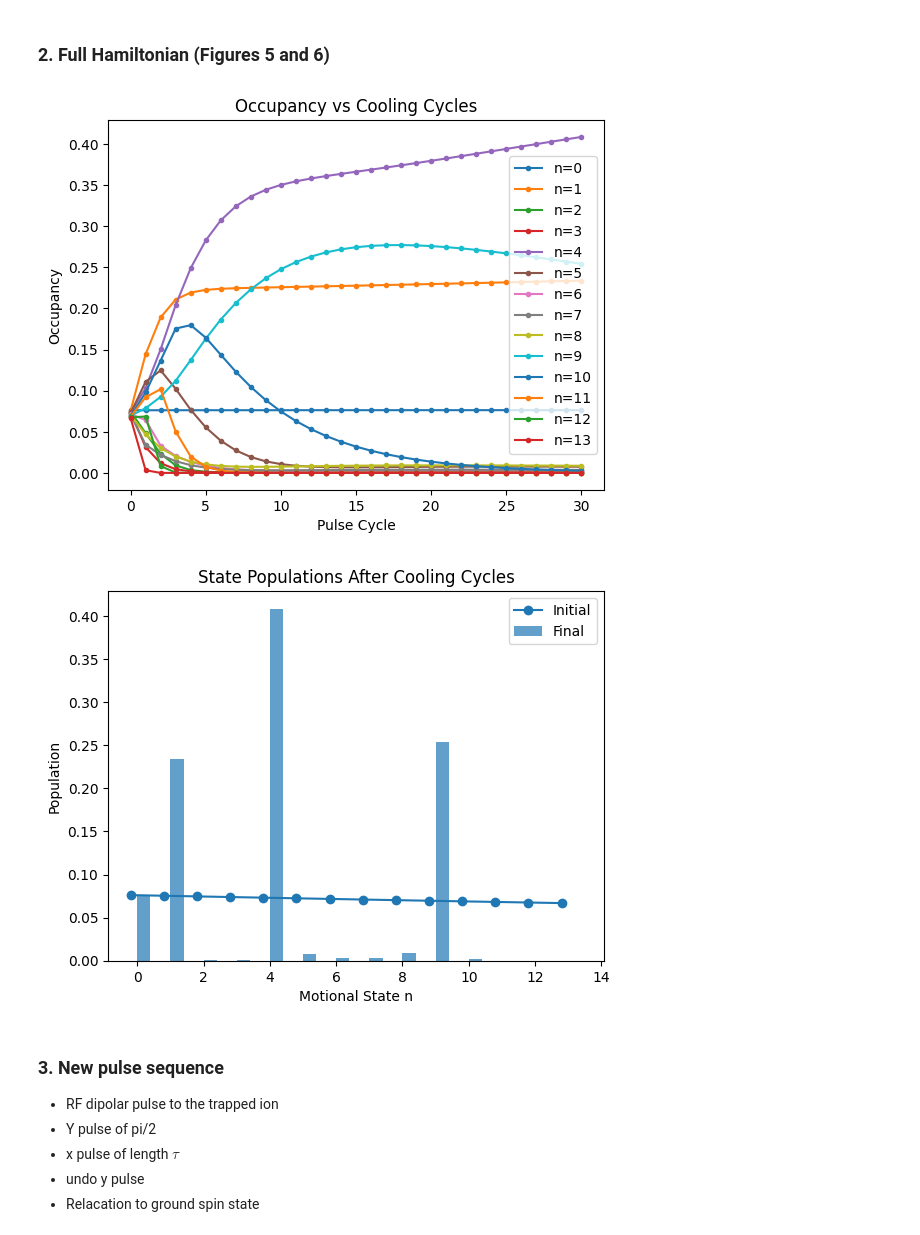
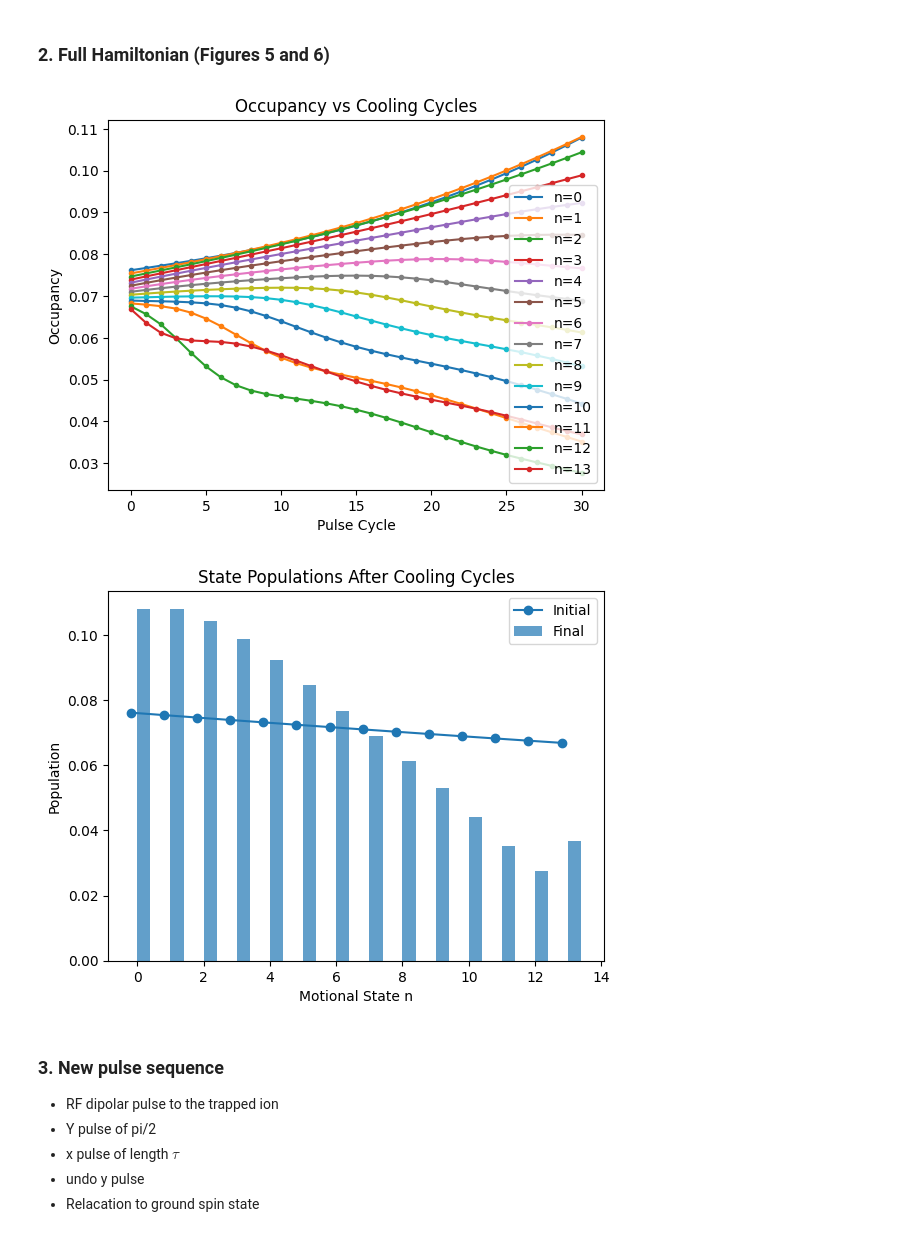
Before and after one commit to GonReina/QLearn, a Jupyter notebook: trapped_ions/Fock_mixtures_sim.ipynb, the cells around one changed output. Cells and saved outputs as stored; diff of their text form; code cells hidden in the pictures.

Commit message:
Making final versions of figures

```diff
--- a/trapped_ions/Fock_mixtures_sim.ipynb
+++ b/trapped_ions/Fock_mixtures_sim.ipynb
@@ -211,7 +160,7 @@ from qutip import *
 # Define system parameters
 Delta = 1.0  # Detuning
 nu = 1.0     # Motional frequency
-Omega=.0001  # Rabi frequency
+Omega=1  # Rabi frequency
 eta = 0.05    # Lamb-Dicke parameter
 n_thermal = 1  # Average thermal phonon number
 n0 = 1
@@ -314,35 +263,35 @@ current_rho_vec = rho_vec
 for k in range(1, num_pulses + 1):
     current_rho_vec = prop_cycle * current_rho_vec
 
     # Store
     rho_mat = vector_to_operator(current_rho_vec)
     occupancies[k, :] = rho_mat.ptrace(1).diag().real
 
 
 # Plot the occupancy of all motional states over cycles
 plt.figure()
 for n in range(N):
     plt.plot(times_sim, occupancies[:, n], '.-', label=f'n={n}')
 plt.xlabel('Pulse Cycle')
 plt.ylabel('Occupancy')
 plt.title('Occupancy vs Cooling Cycles')
 plt.legend()
 plt.show()
 
 # Bar plot
 p_motional_initial = occupancies[0, :]
 p_motional_final = occupancies[-1, :]
 plt.figure()
 plt.plot(np.arange(N)-0.2, p_motional_initial, 'o-', label='Initial')
 plt.bar(np.arange(N)+0.2, p_motional_final, width=0.4, label='Final', alpha=0.7)
 plt.xlabel('Motional State n')
 plt.ylabel('Population')
 plt.title('State Populations After Cooling Cycles')
 plt.legend()
 plt.show()
 # %% [output]
-[figure, old version]
+[figure, new version]
-[figure, old version]
+[figure, new version]
 # %% [markdown]
 ### 3. New pulse sequence
 
```
Also changed, not shown: parts of 8 cells of this notebook, 2 other files.
